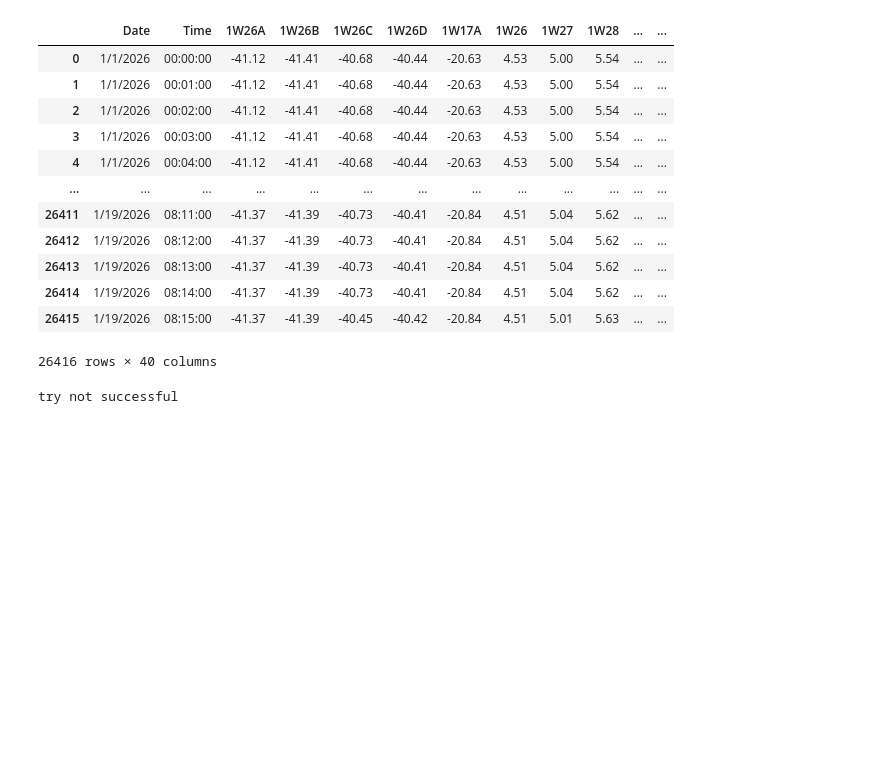
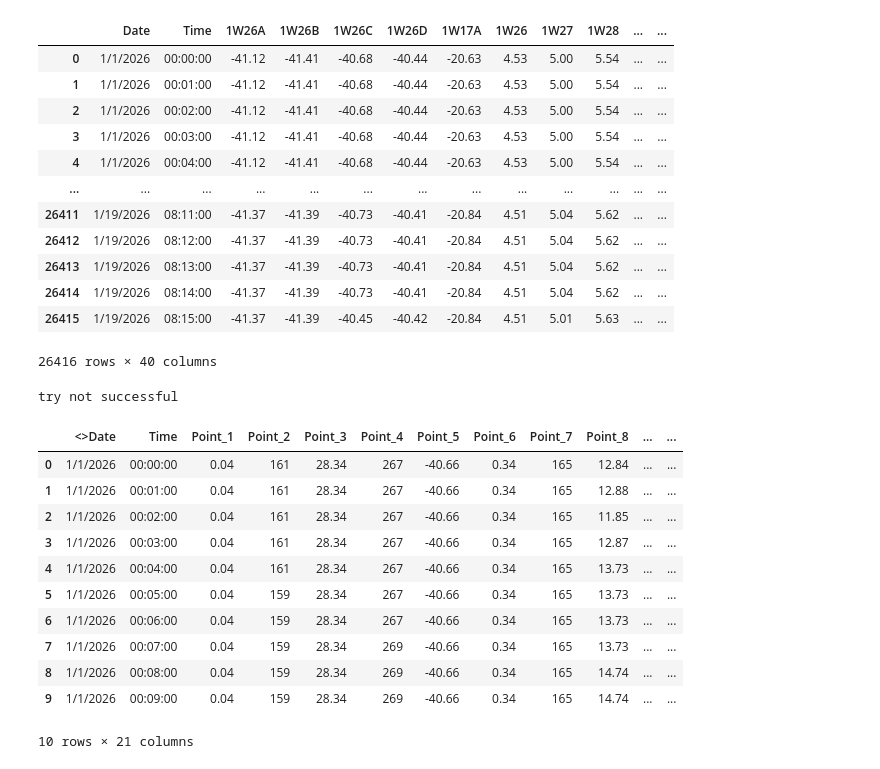
Before and after one commit to JohnCaruthers1AZ/refsys, a Jupyter notebook: point_name_test.ipynb, the cells around one changed output. Saved outputs shown, nothing was run; the diff lists cells and outputs as text; code cells hidden in the pictures; blank space fills up the shorter version.

```diff
--- a/point_name_test.ipynb
+++ b/point_name_test.ipynb
@@ -136,0 +139,21 @@ try not successful
+# %%
+path1 = '/home/engineering/Documents/PdM/data/amp_press_data/raw/refrigerant_monitoring_2026_01_19.csv'
+path2 = '/home/engineering/Documents/PdM/data/amp_press_data/raw/refrigerant_monitoring_2026_01_28.csv'
+# %%
+df1 = utilities.import_csvfile(path1)
+df2 = utilities.import_csvfile(path2)
+# %%
+df1.head(10)
+# %% [output]
+|  | <>Date | Time | Point_1 | Point_2 | Point_3 | Point_4 | Point_5 | Point_6 | Point_7 | Point_8 | ... | ... |
+| 0 | 1/1/2026 | 00:00:00 | 0.04 | 161 | 28.34 | 267 | -40.66 | 0.34 | 165 | 12.84 | ... | ... |
+| 1 | 1/1/2026 | 00:01:00 | 0.04 | 161 | 28.34 | 267 | -40.66 | 0.34 | 165 | 12.88 | ... | ... |
+| 2 | 1/1/2026 | 00:02:00 | 0.04 | 161 | 28.34 | 267 | -40.66 | 0.34 | 165 | 11.85 | ... | ... |
+| 3 | 1/1/2026 | 00:03:00 | 0.04 | 161 | 28.34 | 267 | -40.66 | 0.34 | 165 | 12.87 | ... | ... |
+| 4 | 1/1/2026 | 00:04:00 | 0.04 | 161 | 28.34 | 267 | -40.66 | 0.34 | 165 | 13.73 | ... | ... |
+| 5 | 1/1/2026 | 00:05:00 | 0.04 | 159 | 28.34 | 267 | -40.66 | 0.34 | 165 | 13.73 | ... | ... |
+| 6 | 1/1/2026 | 00:06:00 | 0.04 | 159 | 28.34 | 267 | -40.66 | 0.34 | 165 | 13.73 | ... | ... |
+| 7 | 1/1/2026 | 00:07:00 | 0.04 | 159 | 28.34 | 269 | -40.66 | 0.34 | 165 | 13.73 | ... | ... |
+| 8 | 1/1/2026 | 00:08:00 | 0.04 | 159 | 28.34 | 269 | -40.66 | 0.34 | 165 | 14.74 | ... | ... |
+| 9 | 1/1/2026 | 00:09:00 | 0.04 | 159 | 28.34 | 269 | -40.66 | 0.34 | 165 | 14.74 | ... | ... |
+10 rows × 21 columns
```
Also changed, not shown: parts of 1 cell of this notebook.
